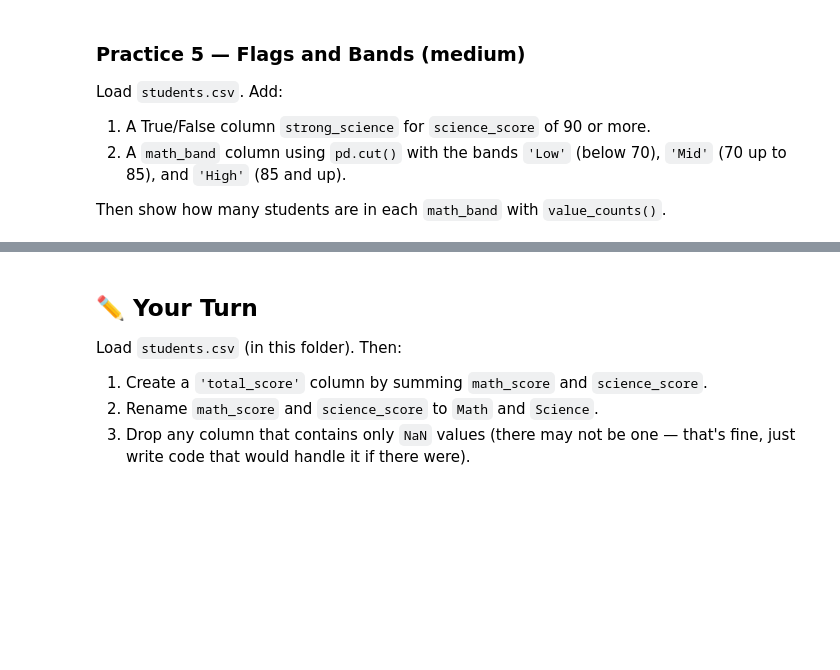
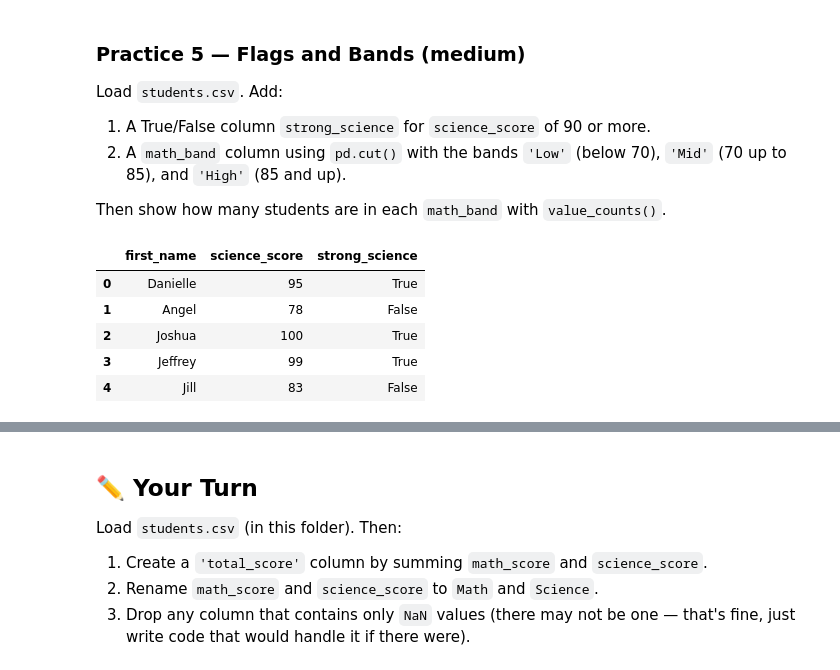
Before and after one commit to ECOKER1226/3603-data-science-coker, a Jupyter notebook: Work/06-Working_with_Data_Adv/05-Column_Operations.ipynb, the cells around one changed output, grey strips where cells are left out. Drawn from its saved outputs; the diff is of its cells as text; code cells hidden in the pictures; blank space fills up the shorter version.

```diff
--- a/Work/06-Working_with_Data_Adv/05-Column_Operations.ipynb
+++ b/Work/06-Working_with_Data_Adv/05-Column_Operations.ipynb
@@ -462,3 +488,12 @@ Then show how many students are in each `math_band` with `value_counts()`.
 # %%
 students = pd.read_csv('students.csv')
 # Your code here
+students['strong_science'] = (students['science_score'] >= 90)
+students[['first_name', 'science_score', 'strong_science']].head()
+# %% [output]
+|  | first_name | science_score | strong_science |
+| 0 | Danielle | 95 | True |
+| 1 | Angel | 78 | False |
+| 2 | Joshua | 100 | True |
+| 3 | Jeffrey | 99 | True |
+| 4 | Jill | 83 | False |
```
Also changed, not shown: parts of 5 cells of this notebook.
